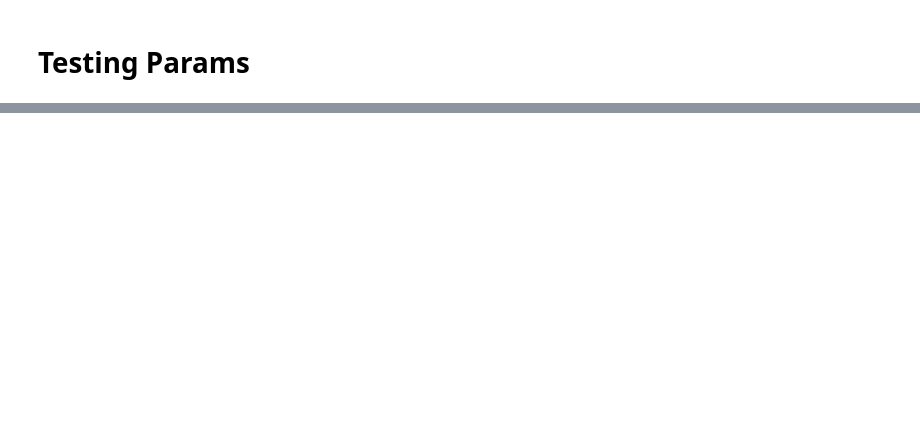
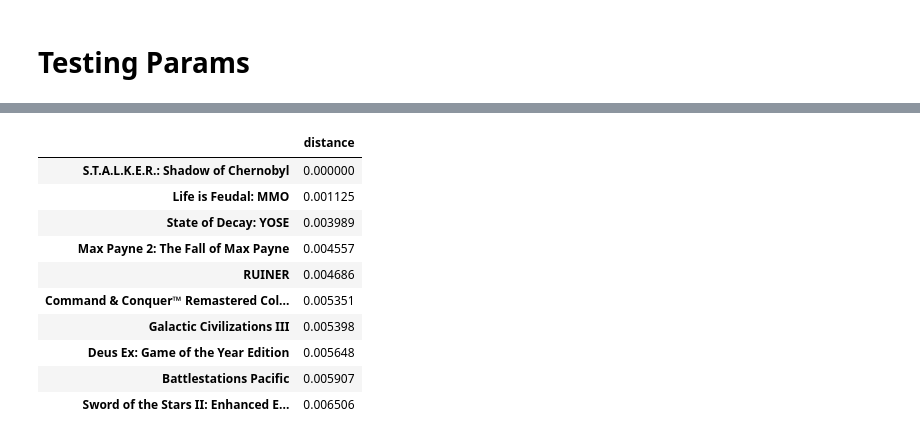
Before and after one commit to JoaoMarques1/find_your_inner_gamer, a Jupyter notebook: notebooks/Testing_pipeline_new_df.ipynb, the cells around one changed output, grey strips where cells are left out. Cells and saved outputs as stored; diff of their text form; code cells hidden in the pictures; blank space fills up the shorter version.

```diff
--- a/notebooks/Testing_pipeline_new_df.ipynb
+++ b/notebooks/Testing_pipeline_new_df.ipynb
@@ -388,0 +433,14 @@ for params in params_list[:25]:
+# %%
+recommending_system(model, X, 'S.T.A.L.K.E.R.: Shadow of Chernobyl').head(10)
+# %% [output]
+|  | distance |
+| S.T.A.L.K.E.R.: Shadow of Chernobyl | 0.000000 |
+| Life is Feudal: MMO | 0.001125 |
+| State of Decay: YOSE | 0.003989 |
+| Max Payne 2: The Fall of Max Payne | 0.004557 |
+| RUINER | 0.004686 |
+| Command & Conquer™ Remastered Col... | 0.005351 |
+| Galactic Civilizations III | 0.005398 |
+| Deus Ex: Game of the Year Edition | 0.005648 |
+| Battlestations Pacific | 0.005907 |
+| Sword of the Stars II: Enhanced E... | 0.006506 |
```
Also changed, not shown: parts of 30 cells of this notebook, 1 other file.
